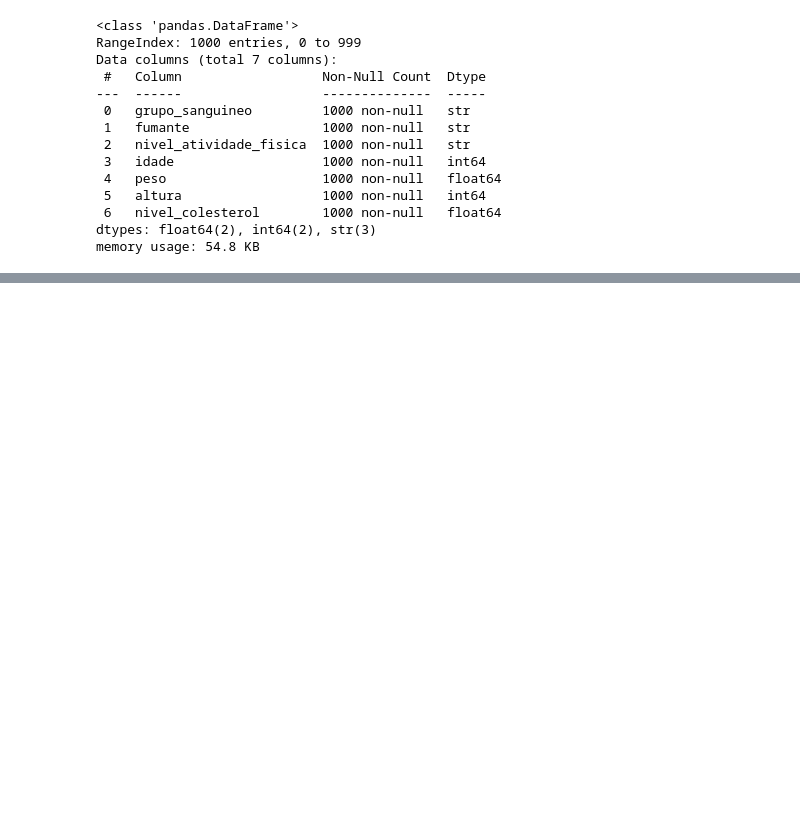
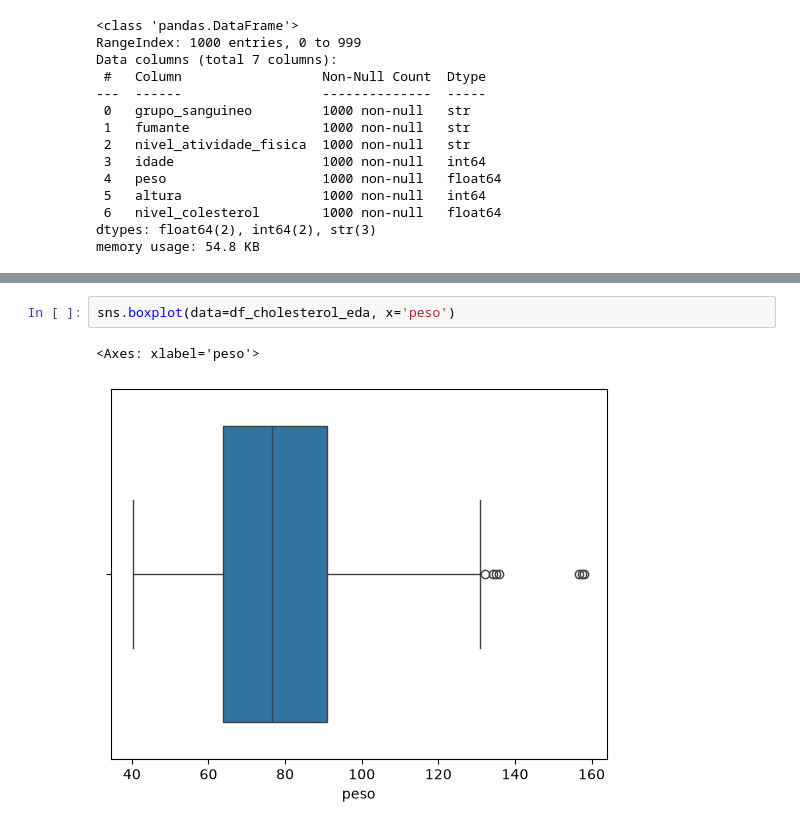
Before and after one commit to josevictorn/cholesterol_model, a Jupyter notebook: cholesterol_model.ipynb, the cells around one changed output, grey strips where cells are left out. Cells and saved outputs as stored; diff of their text form; blank space fills up the shorter version.

```diff
--- a/cholesterol_model.ipynb
+++ b/cholesterol_model.ipynb
@@ -147,0 +168,5 @@ memory usage: 54.8 KB
+# %%
+sns.boxplot(data=df_cholesterol_eda, x='peso')
+# %% [output]
+<Axes: xlabel='peso'>
+[figure, added]
```
Also changed, not shown: parts of 6 cells of this notebook.
